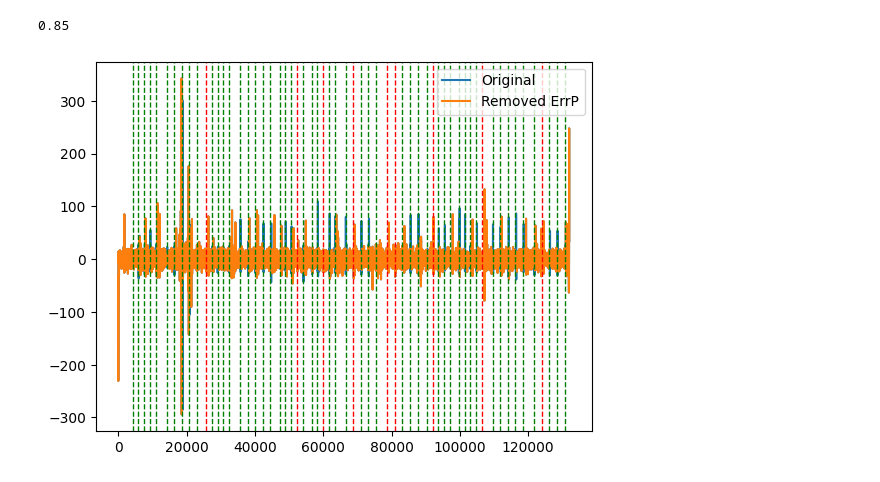
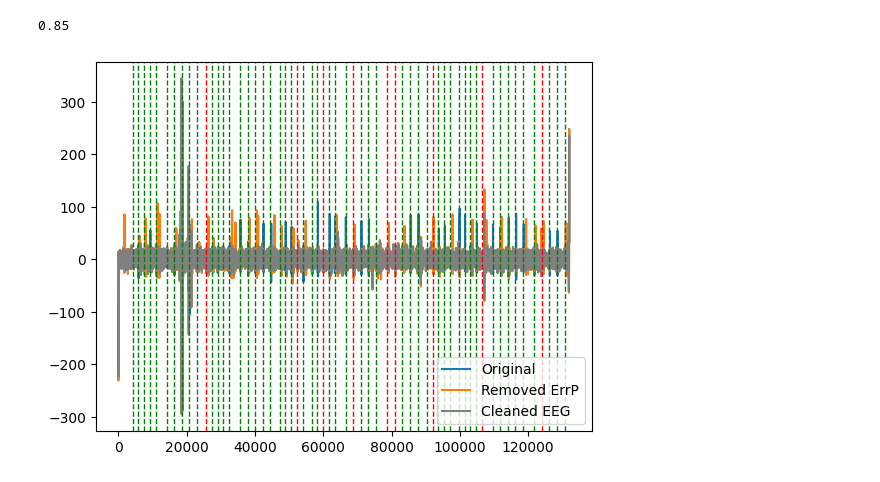
Before and after one commit to nspyrop03/bci-challenge-ner15, a Jupyter notebook: p300_detection.ipynb, the cells around one changed output. Saved outputs shown, nothing was run; the diff lists cells and outputs as text; code cells hidden in the pictures.

```diff
--- a/p300_detection.ipynb
+++ b/p300_detection.ipynb
@@ -147,27 +190,28 @@ Accuracy: 85.0% (51/60)
 # %%
 removed_errp = filtered_data.copy()
 errp_indices = []
 for i in range(N):
     part, t = utils.get_part_after_feedback(filtered_data, feedback_times, feedback_id=i, before=0.2, after=1.3)
     check, errp, lat = find_errp(part[default_channel].to_numpy(), n=2, threshold=0.7)
     if check:
         #print(t, int(t*fs))
         removed_errp.loc[int(t*fs):int(t*fs)+len(part), default_channel] = 0
         errp_indices.append(i)
 
 plt.plot(filtered_data[default_channel])
 plt.plot(removed_errp[default_channel])
+plt.plot(eeg_cleaned[0], color='gray')
 counter = 0
 c = 'r'
 for x_line in feedback_indices:
     if counter in errp_indices:
         c = 'g'
     else:
         c = 'r'
     plt.axvline(x=x_line, color=c, linestyle='--', linewidth=1, label=f"x={x_line}" if x_line == feedback_indices[0] else "")
     counter += 1
 
-plt.legend(['Original', 'Removed ErrP'])
+plt.legend(['Original', 'Removed ErrP', 'Cleaned EEG'])
 plt.show()
 # %% [output]
-[figure, old version]
+[figure, new version]
```
Also changed, not shown: parts of 6 cells of this notebook, 1 other file.
